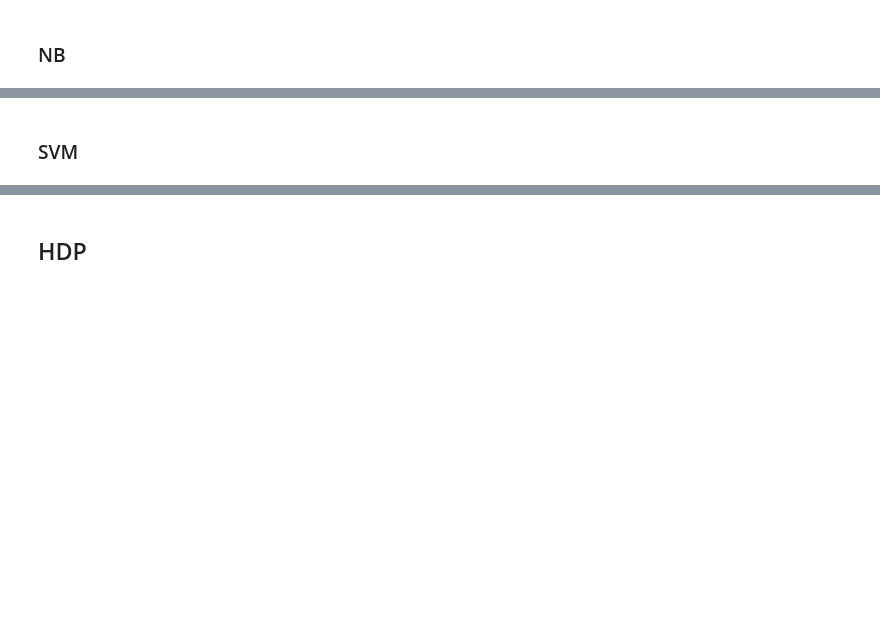
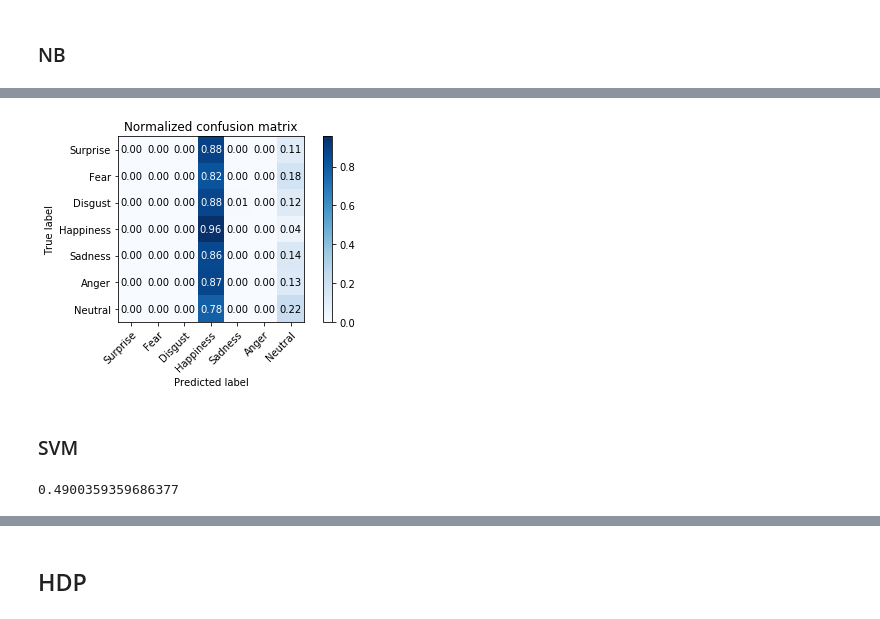
Before and after one commit to thanhhungqb/AI-theory, a Jupyter notebook: classifier.ipynb, the cells around one changed output, grey strips where cells are left out. Saved outputs shown, nothing was run; the diff lists cells and outputs as text; code cells hidden in the pictures; blank space fills up the shorter version.

```diff
--- a/classifier.ipynb
+++ b/classifier.ipynb
@@ -86,2 +75,6 @@ np.mean(predicted == test_targets)
+# %%
+_ = plot_confusion_matrix(test_targets, predicted, classes, normalize=True)
+# %% [output]
+[figure, added]
 # %% [markdown]
 ### SVM
@@ -90,2 +89,5 @@ clf1 = sklearn.svm.SVC(gamma='scale', coef0=4).fit(X_train_tf, train_targets)
 # %%
 predicted = clf1.predict(X_test_tf)
+np.mean(predicted == test_targets)
+# %% [output]
+0.4900359359686377
```
Also changed, not shown: parts of 75 cells of this notebook, 1 other file.
